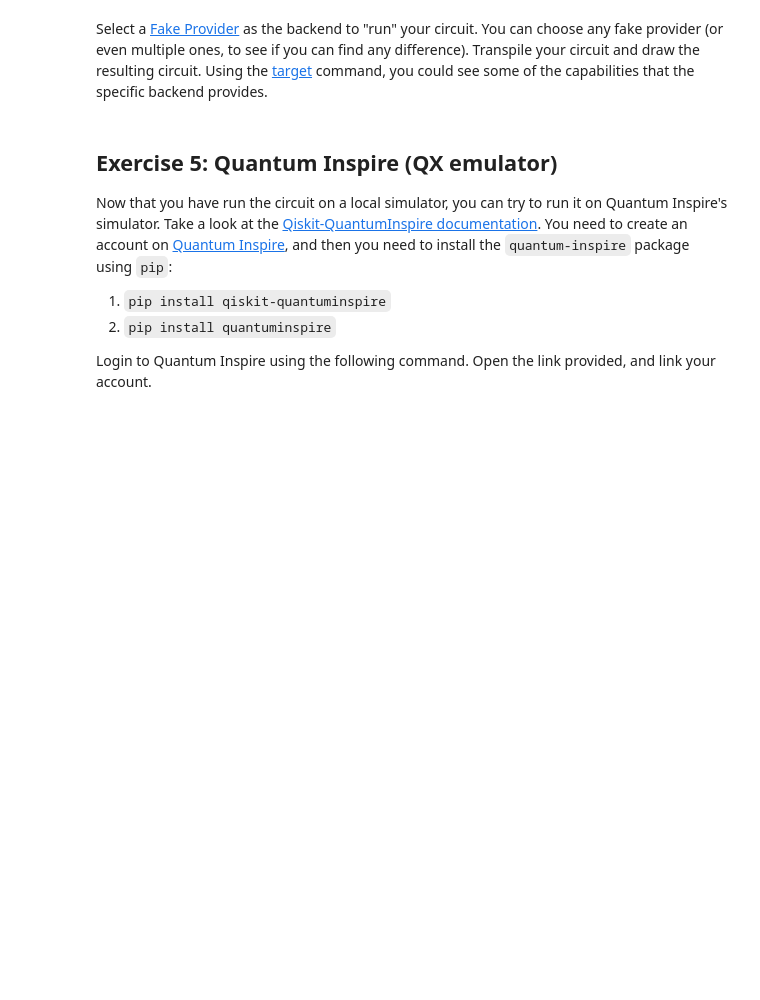
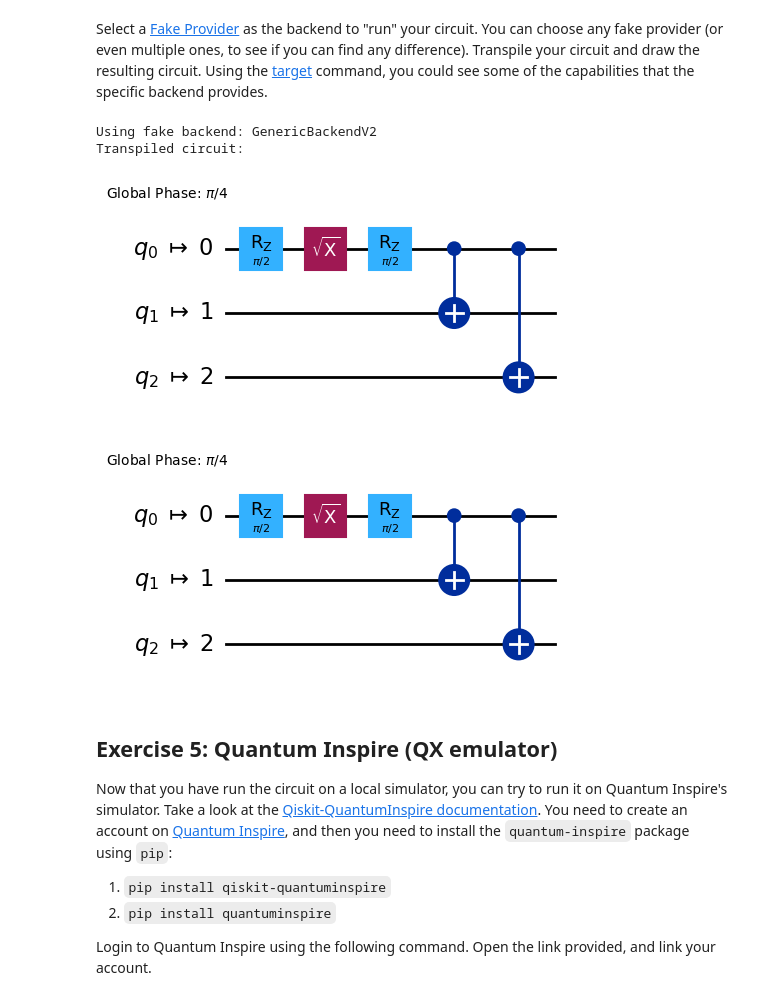
Before and after one commit to RowieK/Quantum-Computing-Minor, a Jupyter notebook: QCI - Assignment4 - Lesson 4 - Qiskit Introduction 2/Qiskit Introduction 2/Quantum Programming 2.ipynb, the cells around one changed output. Saved outputs shown, nothing was run; the diff lists cells and outputs as text; code cells hidden in the pictures; blank space fills up the shorter version.

```diff
--- a/QCI - Assignment4 - Lesson 4 - Qiskit Introduction 2/Qiskit Introduction 2/Quantum Programming 2.ipynb
+++ b/QCI - Assignment4 - Lesson 4 - Qiskit Introduction 2/Qiskit Introduction 2/Quantum Programming 2.ipynb
@@ -242,5 +339,35 @@ Implement and draw the following quantum circuit:
 # %% [markdown]
 Select a [Fake Provider](https://docs.quantum.ibm.com/api/qiskit-ibm-runtime/fake_provider) as the backend to "run" your circuit. You can choose any fake provider (or even multiple ones, to see if you can find any difference). Transpile your circuit and draw the resulting circuit. Using the [target](https://docs.quantum.ibm.com/api/qiskit-ibm-runtime/qiskit_ibm_runtime.fake_provider.FakeAthensV2#target) command, you could see some of the capabilities that the specific backend provides.
+# %%
+# Try to get a Fake backend for transpilation. Support multiple Qiskit versions.
+FakeBackend = None
+try:
+    from qiskit.providers.fake_provider import GenericBackendV2 as _Fake
+    FakeBackend = _Fake
+except Exception:
+    try:
+        from qiskit.providers.fake_provider import GenericBackendV2 as _Fake
+        FakeBackend = _Fake
+    except Exception:
+        FakeBackend = None
+
+if FakeBackend is not None:
+    backend = FakeBackend(3)
+    print('Using fake backend:', type(backend).__name__)
+    transpiled = transpile(qc_no_measure, backend=backend, optimization_level=1)
+else:
+    print('Fake backend not available; transpiling with default basis (u3,cx) as fallback')
+    transpiled = transpile(qc_no_measure, basis_gates=['u3', 'cx'], optimization_level=1)
+
+print('Transpiled circuit:')
+display(transpiled.draw('mpl'))
+
+# If you want to transpile for other fake backends, replace GenericBackendV2 with another FakeXXX class
+# %% [output]
+Using fake backend: GenericBackendV2
+Transpiled circuit:
+[figure, added]
+[figure, added]
 # %% [markdown]
 ## Exercise 5: Quantum Inspire (QX emulator)
 
```
Also changed, not shown: parts of 3 cells of this notebook.
